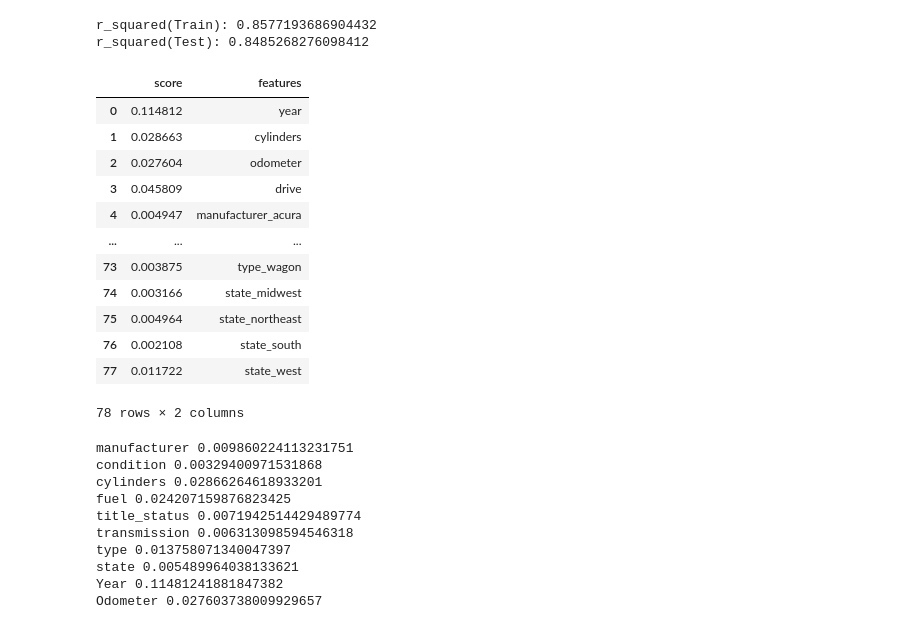
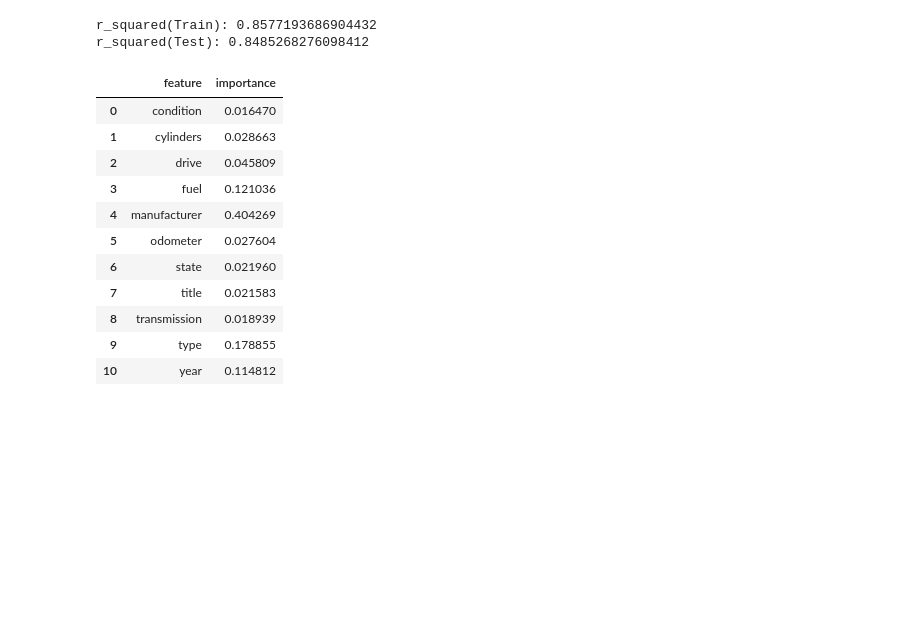
Before and after one commit to vkhanderao/Used-Cars-Price-Prediction, a Jupyter notebook: Code/Modelling_and_Validation1.ipynb, the cells around one changed output. Drawn from its saved outputs; the diff is of its cells as text; code cells hidden in the pictures; blank space fills up the shorter version.

```diff
--- a/Code/Modelling_and_Validation1.ipynb
+++ b/Code/Modelling_and_Validation1.ipynb
@@ -219,46 +211,26 @@ print("r_squared(Test):",r_sqr)
 # %% [output]
 r_squared(Train): 0.8577193686904432
 r_squared(Test): 0.8485268276098412
-# %%
-#feature importance XGBoost
-feature_imp = pd.DataFrame(regressor.feature_importances_,index=x_train.columns)
-feature_imp["columns"] = feature_imp.index
-feature_imp.index=range(0,len(feature_imp))
-feature_imp.columns=["score","features"]
-feature_imp
-# %% [output]
-|  | score | features |
-| 0 | 0.114812 | year |
-| 1 | 0.028663 | cylinders |
-| 2 | 0.027604 | odometer |
-| 3 | 0.045809 | drive |
-| 4 | 0.004947 | manufacturer_acura |
-| ... | ... | ... |
-| 73 | 0.003875 | type_wagon |
-| 74 | 0.003166 | state_midwest |
-| 75 | 0.004964 | state_northeast |
-| 76 | 0.002108 | state_south |
-| 77 | 0.011722 | state_west |
-78 rows × 2 columns
-# %%
-categorical_columns=['manufacturer','condition','cylinders','fuel','title_status','transmission','type','state']
-for cat in categorical_columns:
-    sco = (feature_imp[feature_imp["features"].str.startswith(cat)]["score"].sum())/len(feature_imp[feature_imp["features"].str.startswith(cat)]["score"])
-    print(cat,sco)
-
-for index,row in feature_imp.iterrows():
-    if(row["features"]=="odometer"):
-        print("Odometer",(row["score"]))
-    if(row["features"]=="year"):
-        print("Year",(row["score"]))
-# %% [output]
-manufacturer 0.009860224113231751
-condition 0.00329400971531868
-cylinders 0.02866264618933201
-fuel 0.024207159876823425
-title_status 0.0071942514429489774
-transmission 0.006313098594546318
-type 0.013758071340047397
-state 0.005489964038133621
-Year 0.11481241881847382
-Odometer 0.027603738009929657
+# %%
+#feature importance for XGBoost Model
+cat_columns=['manufacturer','condition','cylinders','fuel','title_status','transmission','type','state']
+feature_imp = pd.DataFrame(list(zip(regressor.feature_importances_,x_train)),columns = ("importance","features"))
+
+feature_split = pd.DataFrame(feature_imp["features"].str.split("_",n = 1, expand = True))
+feature_cat = pd.concat([feature_imp["importance"], feature_split], axis=1, join='inner')
+feature_cat.columns = ["importance","feature","split2"]
+feature_score = feature_cat.groupby('feature', as_index=False)['importance'].sum()
+feature_score
+# %% [output]
+|  | feature | importance |
+| 0 | condition | 0.016470 |
+| 1 | cylinders | 0.028663 |
+| 2 | drive | 0.045809 |
+| 3 | fuel | 0.121036 |
+| 4 | manufacturer | 0.404269 |
+| 5 | odometer | 0.027604 |
+| 6 | state | 0.021960 |
+| 7 | title | 0.021583 |
+| 8 | transmission | 0.018939 |
+| 9 | type | 0.178855 |
+| 10 | year | 0.114812 |
```
Also changed, not shown: parts of 11 cells of this notebook.
